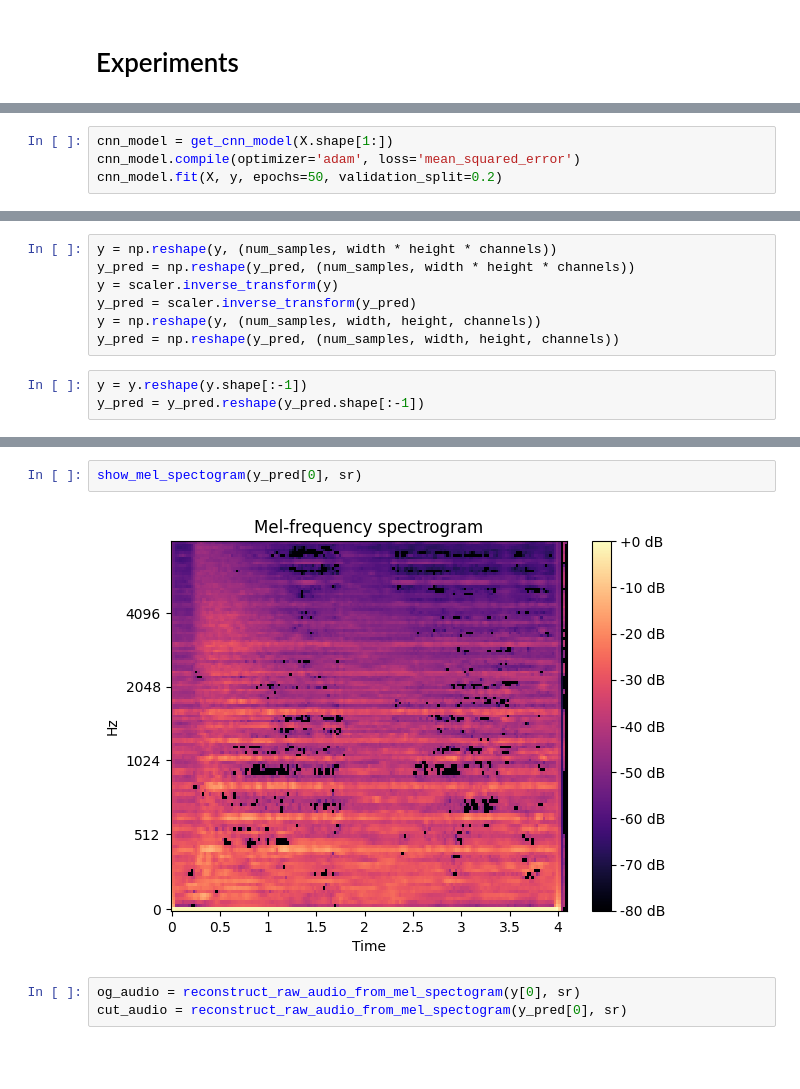
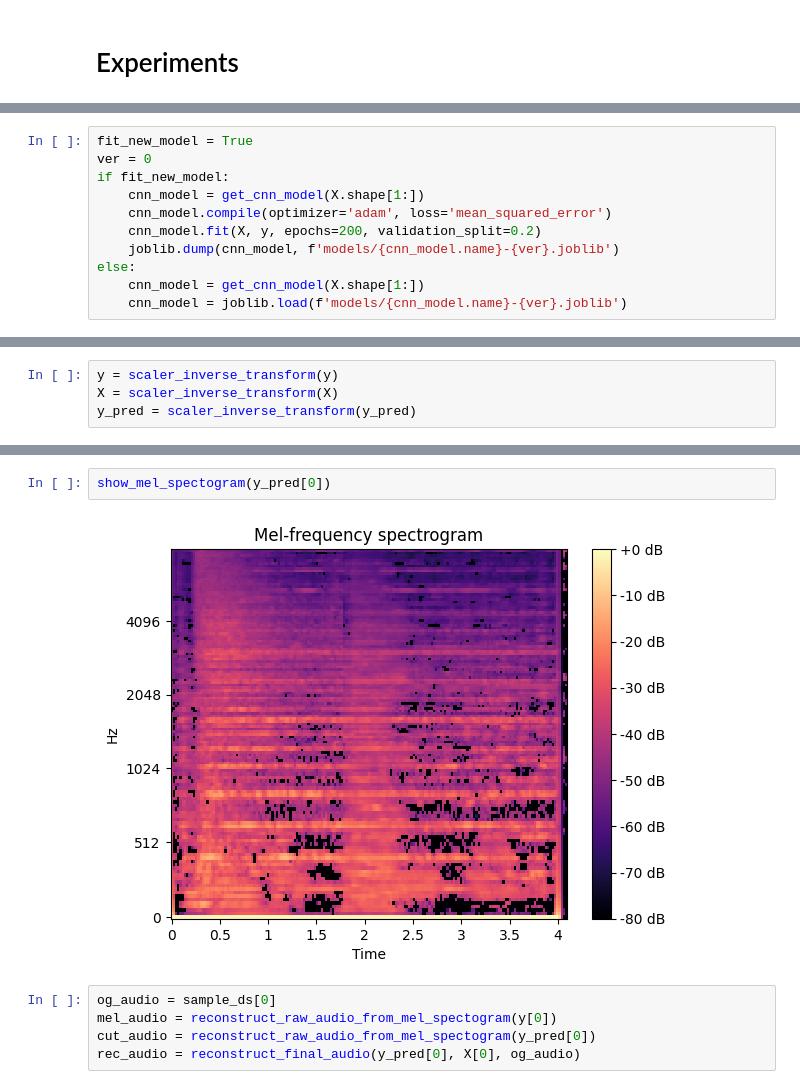
Before and after one commit to augusto-alexus/ntz-course-project-audio-recovery, a Jupyter notebook: НТЗ_Курсова Spectrogram.ipynb, the cells around one changed output, grey strips where cells are left out. Drawn from its saved outputs; the diff is of its cells as text; blank space fills up the shorter version.

```diff
--- a/НТЗ_Курсова Spectrogram.ipynb
+++ b/НТЗ_Курсова Spectrogram.ipynb
@@ -191,5 +211,12 @@ X.shape, y.shape
 # %%
-cnn_model = get_cnn_model(X.shape[1:])
-cnn_model.compile(optimizer='adam', loss='mean_squared_error')
-cnn_model.fit(X, y, epochs=50, validation_split=0.2)
+fit_new_model = True
+ver = 0
+if fit_new_model:
+    cnn_model = get_cnn_model(X.shape[1:])
+    cnn_model.compile(optimizer='adam', loss='mean_squared_error')
+    cnn_model.fit(X, y, epochs=200, validation_split=0.2)
+    joblib.dump(cnn_model, f'models/{cnn_model.name}-{ver}.joblib')
+else:
+    cnn_model = get_cnn_model(X.shape[1:])
+    cnn_model = joblib.load(f'models/{cnn_model.name}-{ver}.joblib')
 # %% [output]
@@ -218,11 +244,5 @@ y_pred = cnn_model.predict(X)
-# %%
-y = np.reshape(y, (num_samples, width * height * channels))
-y_pred = np.reshape(y_pred, (num_samples, width * height * channels))
-y = scaler.inverse_transform(y)
-y_pred = scaler.inverse_transform(y_pred)
-y = np.reshape(y, (num_samples, width, height, channels))
-y_pred = np.reshape(y_pred, (num_samples, width, height, channels))
-# %%
-y = y.reshape(y.shape[:-1])
-y_pred = y_pred.reshape(y_pred.shape[:-1])
+# %%
+y = scaler_inverse_transform(y)
+X = scaler_inverse_transform(X)
+y_pred = scaler_inverse_transform(y_pred)
 # %%
@@ -230,9 +250,11 @@ show_mel_spectogram(y[0], sr)
 # %% [output]
 [figure]
 # %%
-show_mel_spectogram(y_pred[0], sr)
+show_mel_spectogram(y_pred[0])
 # %% [output]
-[figure, old version]
+[figure, new version]
 # %%
-og_audio = reconstruct_raw_audio_from_mel_spectogram(y[0], sr)
-cut_audio = reconstruct_raw_audio_from_mel_spectogram(y_pred[0], sr)
+og_audio = sample_ds[0]
+mel_audio = reconstruct_raw_audio_from_mel_spectogram(y[0])
+cut_audio = reconstruct_raw_audio_from_mel_spectogram(y_pred[0])
+rec_audio = reconstruct_final_audio(y_pred[0], X[0], og_audio)
```
Also changed, not shown: parts of 35 cells of this notebook, 2 other files.
